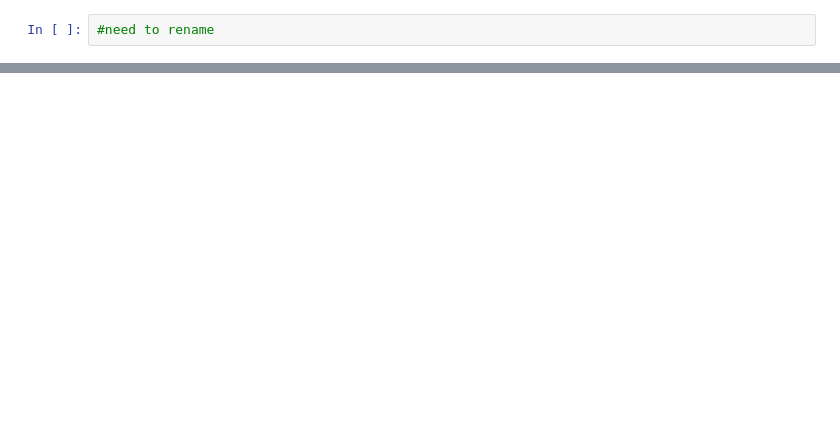
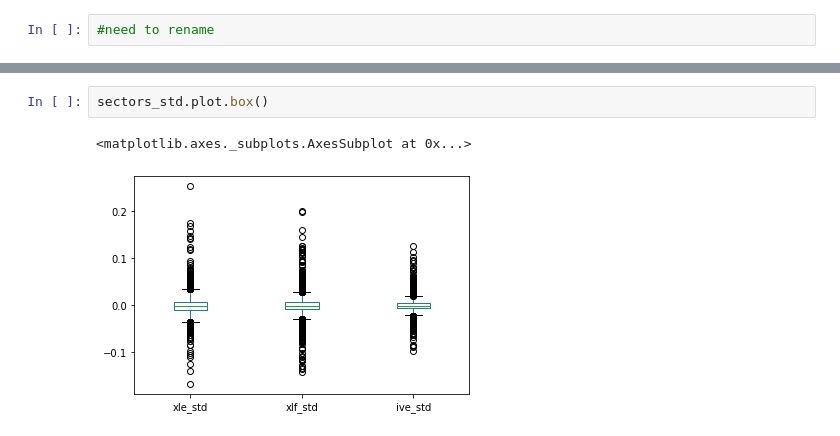
Before and after one commit to bkayratkyzy/Monte_Carlo_Simulations, a Jupyter notebook: notebooks/bulya.ipynb, the cells around one changed output, grey strips where cells are left out. Cells and saved outputs as stored; diff of their text form; blank space fills up the shorter version.

```diff
--- a/notebooks/bulya.ipynb
+++ b/notebooks/bulya.ipynb
@@ -216,0 +276,5 @@ cumulative_returns_ive.plot(figsize= (10,5), legend= True)
+# %%
+sectors_std.plot.box()
+# %% [output]
+<matplotlib.axes._subplots.AxesSubplot at 0x...>
+[figure, added]
```
Also changed, not shown: parts of 26 cells of this notebook, 3 other files.
